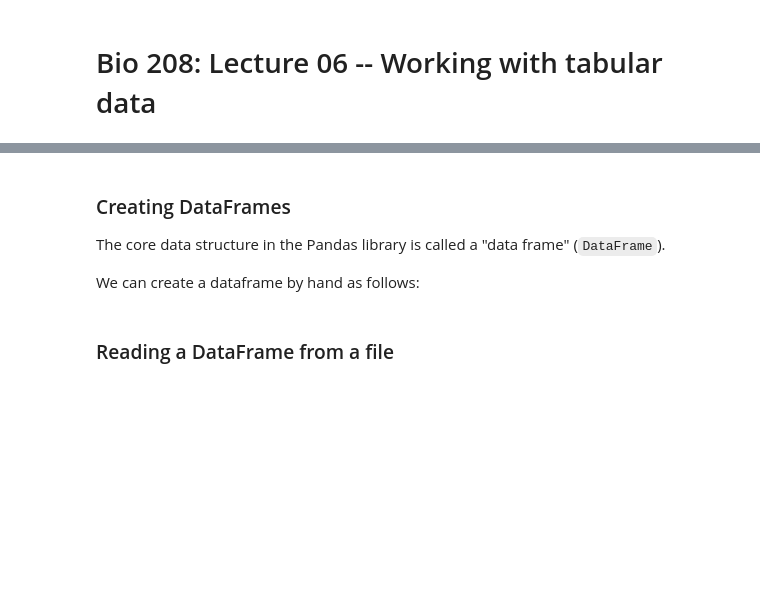
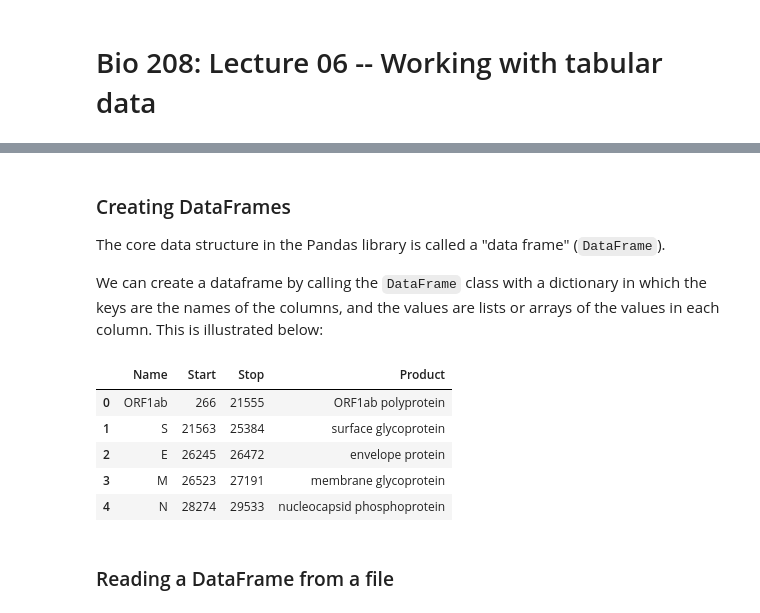
Before and after one commit to bio208fs-class/bio208fs-lecture, a Jupyter notebook: notebooks/class06-live-coding.ipynb, the cells around one changed output, grey strips where cells are left out. Drawn from its saved outputs; the diff is of its cells as text; code cells hidden in the pictures; blank space fills up the shorter version.

```diff
--- a/notebooks/class06-live-coding.ipynb
+++ b/notebooks/class06-live-coding.ipynb
@@ -13,7 +16,7 @@ import pandas as pd
 
 The core data structure in the Pandas library is called a "data frame" (`DataFrame`).
 
-We can create a dataframe by hand as follows:
+We can create a dataframe by calling the `DataFrame` class with a dictionary in which the keys are the names of the columns, and the values are lists or arrays of the values in each column. This is illustrated below:
 # %%
 df = pd.DataFrame({
     "Name": ["ORF1ab", "S", "E", "M", "N"],
@@ -23,5 +26,14 @@ df = pd.DataFrame({
                 "envelope protein", "membrane glycoprotein",
                 "nucleocapsid phosphoprotein"]
 })
+# %%
+df
+# %% [output]
+|  | Name | Start | Stop | Product |
+| 0 | ORF1ab | 266 | 21555 | ORF1ab polyprotein |
+| 1 | S | 21563 | 25384 | surface glycoprotein |
+| 2 | E | 26245 | 26472 | envelope protein |
+| 3 | M | 26523 | 27191 | membrane glycoprotein |
+| 4 | N | 28274 | 29533 | nucleocapsid phosphoprotein |
 # %% [markdown]
 ### Reading a DataFrame from a file
```
Also changed, not shown: parts of 74 cells of this notebook.
